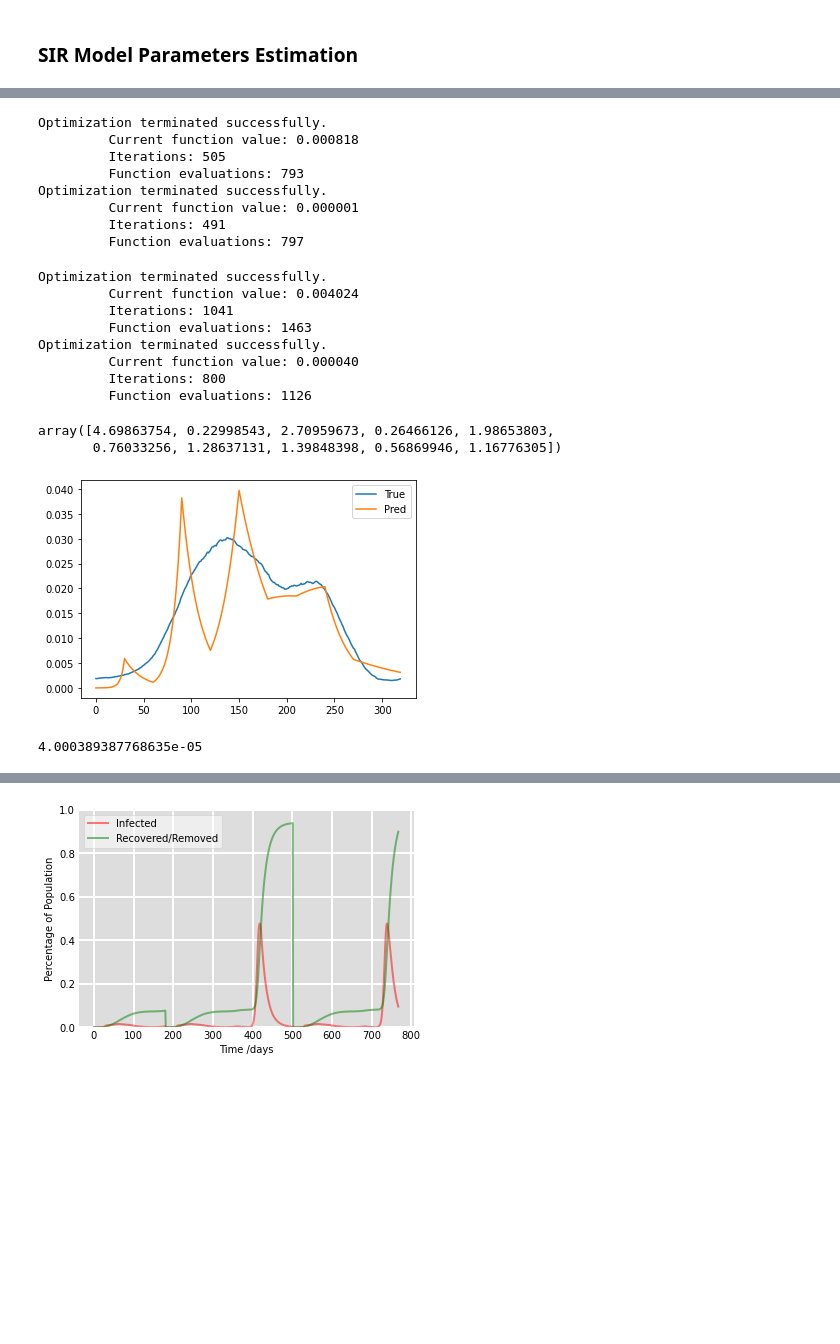
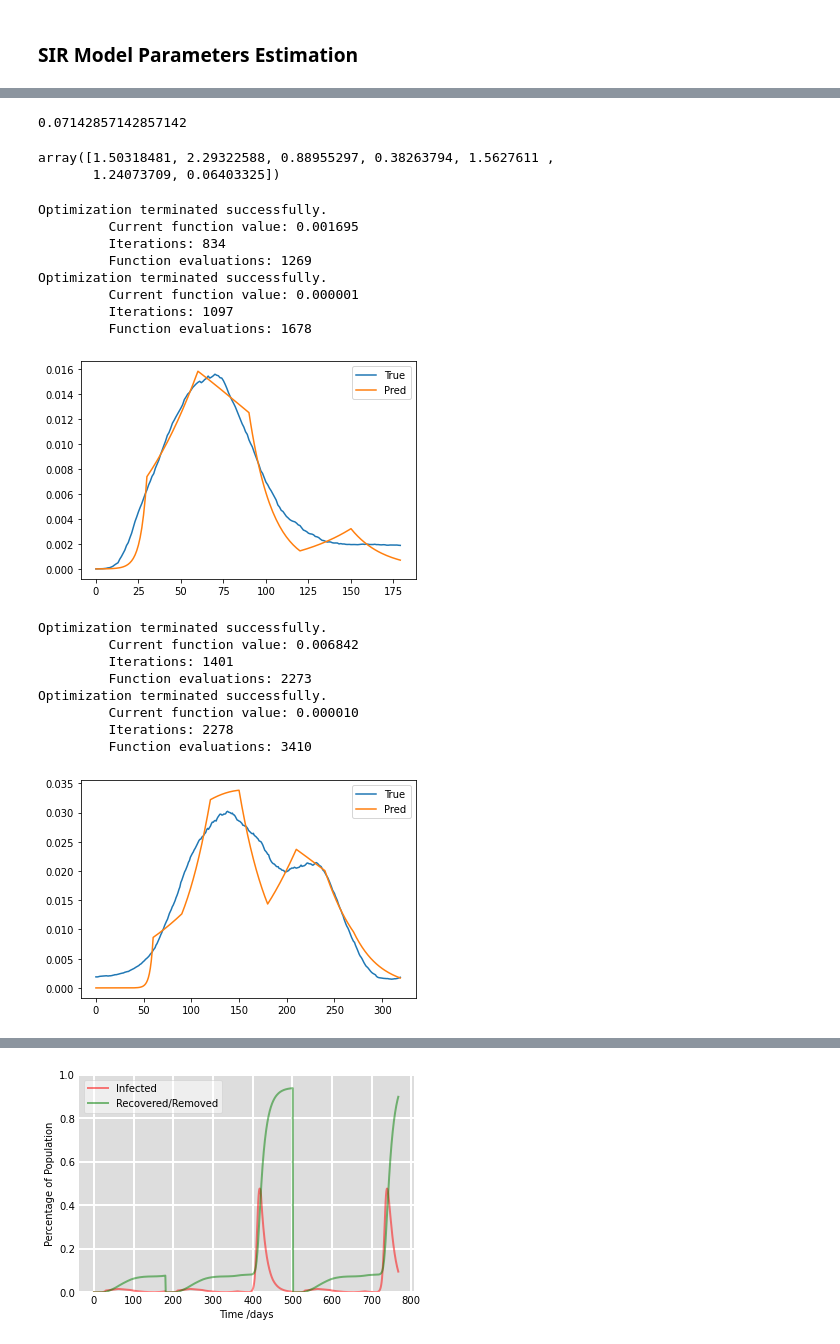
Before and after one commit to cywujeremy/dabp-pandemic-simulation, a Jupyter notebook: nbs/SIR_param_estimation.ipynb, the cells around one changed output, grey strips where cells are left out. Cells and saved outputs as stored; diff of their text form; code cells hidden in the pictures; blank space fills up the shorter version.

```diff
--- a/nbs/SIR_param_estimation.ipynb
+++ b/nbs/SIR_param_estimation.ipynb
@@ -16,10 +16,11 @@ import scipy.optimize as optimize
 # est_R_0 = np.concatenate((np.random.normal(1, 0.5, size=(13,)), np.random.normal(2, 0.5, size=(13,))), axis=0)
 # t_set = np.linspace(0, 765, 766)
 
-def loss_func(est_R_0, I_true, t_length, type_loss_func, state, plot=False):
+def loss_func(est_param, I_true, t_length, type_loss_func, state, plot=False, return_series=False):
     t_set = np.linspace(0, t_length - 1, t_length)
 
-    gamma = 1./14
+    est_R_0 = est_param[:-1]
+    gamma = abs(est_param[-1])
 
     N_dict = {
         "NJ": 9288994,
@@ -49,9 +50,9 @@ def loss_func(est_R_0, I_true, t_length, type_loss_func, state, plot=False):
         return dSdt, dIdt, dRdt
 
     ret = odeint(deriv_dynamic, y0, t_set, args=(N, random_beta, gamma))
-    _, I, _ = ret.T
+    S, I, R = ret.T
 
-    loss = type_loss_func(I_true, I/N)
+    loss = type_loss_func(I_true, I / N)
 
     if plot:
         fig, ax = plt.subplots()
@@ -60,6 +61,9 @@ def loss_func(est_R_0, I_true, t_length, type_loss_func, state, plot=False):
         plt.legend()
         plt.show()
 
+    if return_series:
+        return S, I, R
+
     return loss
 # %%
 # Import data
@@ -93,57 +101,71 @@ time_period = [180, 320, 265]
+# %%
+1/14
+# %% [output]
+0.07142857142857142
+# %%
+np.concatenate((np.random.normal(1, 1, size=(time_period[0]//30,)), np.random.normal(0.05, 0.05, size=(1,))))
+# %% [output]
+array([1.50318481, 2.29322588, 0.88955297, 0.38263794, 1.5627611 ,
+       1.24073709, 0.06403325])
 # %%
 # NJ Period 0
 # t_set = np.linspace(0, 765, 766)
+est_param0 = np.concatenate((np.random.normal(1, 1, size=(time_period[0]//30,)), np.random.normal(0.05, 0.05, size=(1,))))
 optimzer_mae_nj0 = optimize.minimize(loss_func,
-                                     np.random.normal(1, 1, size=(time_period[0]//30,)),
+                                     est_param0,
                                      args=(NJ_data[:time_period[0]], time_period[0], mean_absolute_error, "NJ"),
                                      method='Nelder-Mead', options={'maxiter':2000, 'disp':True})
 optimzer_mse_nj0 = optimize.minimize(loss_func,
-                                     np.random.normal(1, 1, size=(time_period[0]//30,)),
+                                     est_param0,
                                      args=(NJ_data[:time_period[0]], time_period[0], mean_squared_error, "NJ"),
                                      method='Nelder-Mead', options={'maxiter':2000, 'disp':True})
 # %% [output]
 Optimization terminated successfully.
-         Current function value: 0.000818
-         Iterations: 505
-         Function evaluations: 793
+         Current function value: 0.001695
+         Iterations: 834
+         Function evaluations: 1269
 Optimization terminated successfully.
          Current function value: 0.000001
-         Iterations: 491
-         Function evaluations: 797
+         Iterations: 1097
+         Function evaluations: 1678
+# %%
+est_param_period_0 = np.abs(optimzer_mse_nj0.x)
+est_r0_period_0 = est_param_period_0[:-1]
+est_gamma = est_param_period_0[-1]
+S_p0, I_p0, R_p0 = loss_func(est_param_period_0, NJ_data[:time_period[0]], time_period[0], mean_squared_error, 'NJ', True, True)
+# %% [output]
+[figure, added]
 # %%
 # NJ Period 1
+est_param1 = np.concatenate((np.random.normal(1, 1, size=(time_period[1]//30,)), np.random.normal(0.05, 0.05, size=(1,))))
 optimzer_mae_nj1 = optimize.minimize(loss_func,
-                                     np.random.normal(1, 1, size=(time_period[1]//30,)),
+                                     est_param1,
                                      args=(NJ_data[time_period[0]:time_period[0] + time_period[1]], time_period[1], mean_absolute_error, "NJ"),
                                      method='Nelder-Mead',
-                                     tol=1e-2,
+                                     tol=1e-10,
                                      options={'maxiter':5000, 'disp':True})
 
 optimzer_mse_nj1 = optimize.minimize(loss_func,
-                                     np.random.normal(1, 1, size=(time_period[1]//30,)),
+                                     est_param1,
                                      args=(NJ_data[time_period[0]:time_period[0] + time_period[1]], time_period[1], mean_squared_error, "NJ"),
                                      method='Nelder-Mead',
-                                     tol=1e-2,
+                                     tol=1e-10,
                                      options={'maxiter':5000, 'disp':True})
 # %% [output]
 Optimization terminated successfully.
-         Current function value: 0.004024
-         Iterations: 1041
-         Function evaluations: 1463
+         Current function value: 0.006842
+         Iterations: 1401
+         Function evaluations: 2273
 Optimization terminated successfully.
-         Current function value: 0.000040
-         Iterations: 800
-         Function evaluations: 1126
+         Current function value: 0.000010
+         Iterations: 2278
+         Function evaluations: 3410
-# %%
-est_r0_period_1 = np.abs(optimzer_mse_nj1.x)
-est_r0_period_1
-# %% [output]
-array([4.69863754, 0.22998543, 2.70959673, 0.26466126, 1.98653803,
-       0.76033256, 1.28637131, 1.39848398, 0.56869946, 1.16776305])
 # %%
-loss_func(est_r0_period_1, NJ_data[time_period[0]:time_period[0] + time_period[1]], time_period[1], mean_squared_error, 'NJ', True)
+est_param_period_1 = np.abs(optimzer_mse_nj1.x)
+est_r0_period_1 = est_param_period_1[:-1]
+est_gamma = est_param_period_1[-1]
+S_p1, I_p1, R_p1 = loss_func(est_param_period_1, NJ_data[time_period[0]:time_period[0] + time_period[1]], time_period[1], mean_squared_error, 'NJ', True, True)
 # %% [output]
-[figure, old version]
+[figure, new version]
-4.000389387768635e-05
 # %%
 # NJ Period 2
```
Also changed, not shown: parts of 10 cells of this notebook.
